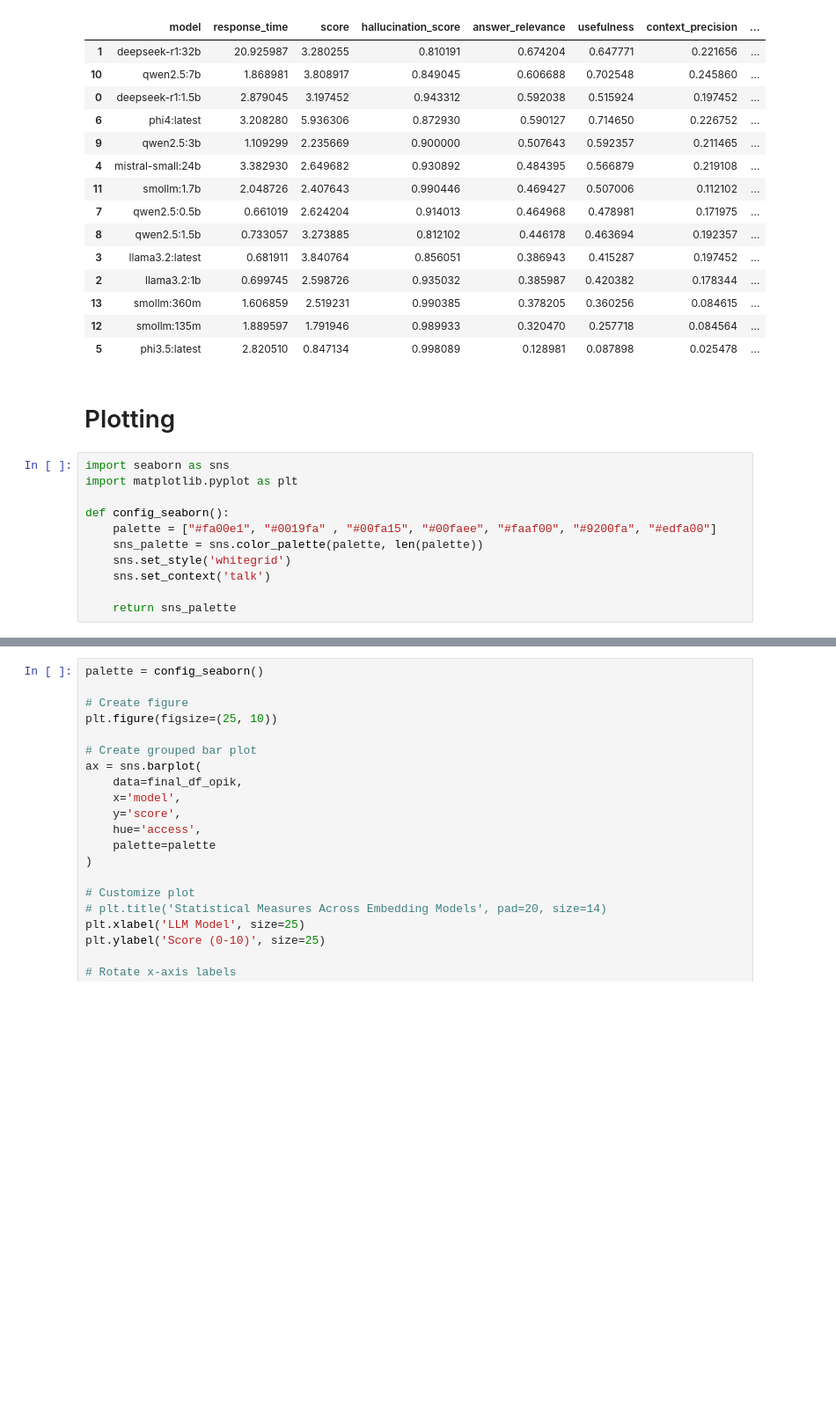
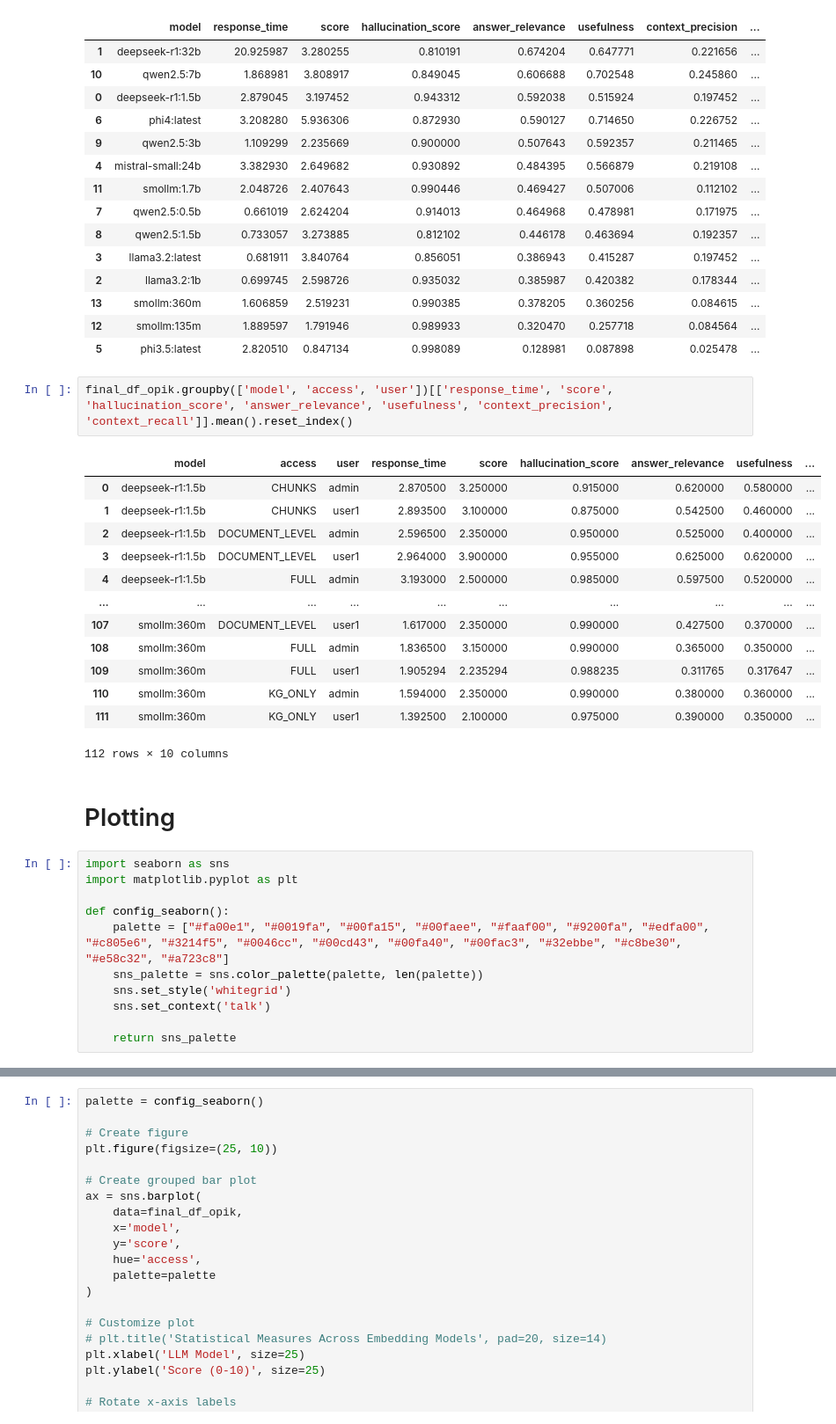
Before and after one commit to maxistaebler/eKNOW_2025, a Jupyter notebook: notebooks/graphrag_response_evaluation_v2.ipynb, the cells around one changed output, grey strips where cells are left out. Shown at 88% size. Saved outputs shown, nothing was run; the diff lists cells and outputs as text; blank space fills up the shorter version.

```diff
--- a/notebooks/graphrag_response_evaluation_v2.ipynb
+++ b/notebooks/graphrag_response_evaluation_v2.ipynb
@@ -343,6 +360,22 @@ metric_df.sort_values(by='answer_relevance', ascending=False)
 | 13 | smollm:360m | 1.606859 | 2.519231 | 0.990385 | 0.378205 | 0.360256 | 0.084615 | ... |
 | 12 | smollm:135m | 1.889597 | 1.791946 | 0.989933 | 0.320470 | 0.257718 | 0.084564 | ... |
 | 5 | phi3.5:latest | 2.820510 | 0.847134 | 0.998089 | 0.128981 | 0.087898 | 0.025478 | ... |
+# %%
+final_df_opik.groupby(['model', 'access', 'user'])[['response_time', 'score', 'hallucination_score', 'answer_relevance', 'usefulness', 'context_precision', 'context_recall']].mean().reset_index()
+# %% [output]
+|  | model | access | user | response_time | score | hallucination_score | answer_relevance | usefulness | ... |
+| 0 | deepseek-r1:1.5b | CHUNKS | admin | 2.870500 | 3.250000 | 0.915000 | 0.620000 | 0.580000 | ... |
+| 1 | deepseek-r1:1.5b | CHUNKS | user1 | 2.893500 | 3.100000 | 0.875000 | 0.542500 | 0.460000 | ... |
+| 2 | deepseek-r1:1.5b | DOCUMENT_LEVEL | admin | 2.596500 | 2.350000 | 0.950000 | 0.525000 | 0.400000 | ... |
+| 3 | deepseek-r1:1.5b | DOCUMENT_LEVEL | user1 | 2.964000 | 3.900000 | 0.955000 | 0.625000 | 0.620000 | ... |
+| 4 | deepseek-r1:1.5b | FULL | admin | 3.193000 | 2.500000 | 0.985000 | 0.597500 | 0.520000 | ... |
+| ... | ... | ... | ... | ... | ... | ... | ... | ... | ... |
+| 107 | smollm:360m | DOCUMENT_LEVEL | user1 | 1.617000 | 2.350000 | 0.990000 | 0.427500 | 0.370000 | ... |
+| 108 | smollm:360m | FULL | admin | 1.836500 | 3.150000 | 0.990000 | 0.365000 | 0.350000 | ... |
+| 109 | smollm:360m | FULL | user1 | 1.905294 | 2.235294 | 0.988235 | 0.311765 | 0.317647 | ... |
+| 110 | smollm:360m | KG_ONLY | admin | 1.594000 | 2.350000 | 0.990000 | 0.380000 | 0.360000 | ... |
+| 111 | smollm:360m | KG_ONLY | user1 | 1.392500 | 2.100000 | 0.975000 | 0.390000 | 0.350000 | ... |
+112 rows × 10 columns
 # %% [markdown]
 # Plotting
 # %%
@@ -350,7 +383,7 @@ import seaborn as sns
 import matplotlib.pyplot as plt
 
 def config_seaborn():
-    palette = ["#fa00e1", "#0019fa" , "#00fa15", "#00faee", "#faaf00", "#9200fa", "#edfa00"]
+    palette = ["#fa00e1", "#0019fa", "#00fa15", "#00faee", "#faaf00", "#9200fa", "#edfa00", "#c805e6", "#3214f5", "#0046cc", "#00cd43", "#00fa40", "#00fac3", "#32ebbe", "#c8be30", "#e58c32", "#a723c8"]
     sns_palette = sns.color_palette(palette, len(palette))
     sns.set_style('whitegrid')
     sns.set_context('talk')
```
Also changed, not shown: parts of 7 cells of this notebook, 6 other files.
